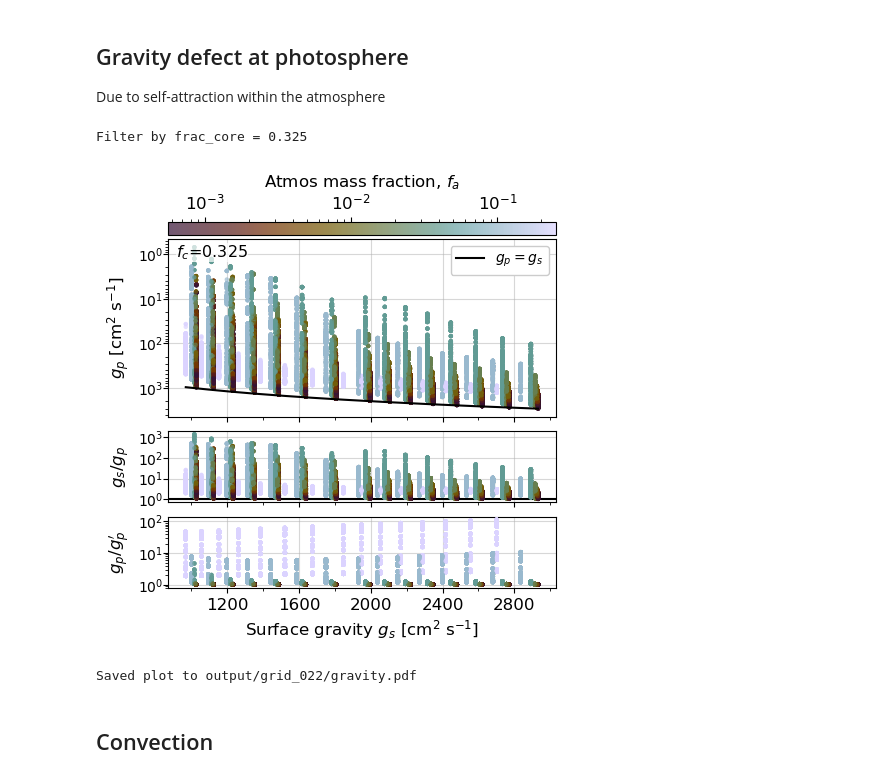
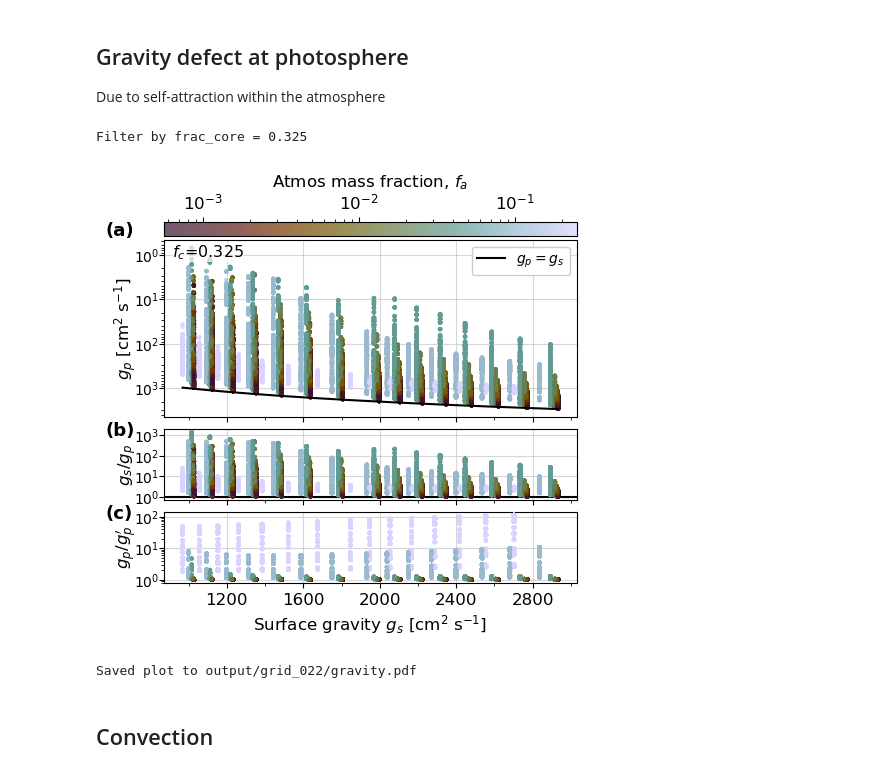
Before and after one commit to nichollsh/InferAGNI, a Jupyter notebook: notebooks/paper_grid.ipynb, the cells around one changed output. Saved outputs shown, nothing was run; the diff lists cells and outputs as text; code cells hidden in the pictures.

Commit message:
Plots

```diff
--- a/notebooks/paper_grid.ipynb
+++ b/notebooks/paper_grid.ipynb
@@ -460,6 +465,7 @@ for row in exo_dat.iterrows():
     if np.isfinite(row["star_teff"]):
         Teff_arr.append(float(row["star_teff"]))
 
+exo_med_Teff = np.median(Teff_arr)
 
 bins = np.linspace(2500, 6500, 30)
 fig,ax = plt.subplots(1,1 , figsize=(5,3))
@@ -479,7 +485,7 @@ ax.xaxis.set_minor_locator(mpl.ticker.MultipleLocator(250))
 ax.tick_params(axis='x', labelrotation=0, labelsize=11)
 ax.set_yticks([])
 ax.set_xlabel(varprops["Teff"].label)
-ax.set_title(f"Median = {np.median(Teff_arr):.0f} K", fontsize=11)
+ax.set_title(f"Median = {exo_med_Teff:.0f} K", fontsize=11)
 
 fig.savefig(os.path.join(plots_dir, "exo_Teff.pdf"), dpi=DPI, bbox_inches='tight')
 plt.show()
@@ -1724,7 +1783,7 @@ def plot_gravity( controls=None):
     # actual at photosphere
     y = gp_act * 100
     sm = ax0.scatter(x,y, c=z, s=ms, alpha=al, zorder=2, cmap=cmap, rasterized=True, edgecolors='none', norm=znrm)
-    ax0.set_ylabel(r"$g_p$ [cm$^2$ s$^{-1}$]")
+    ax0.set_ylabel(r"$g_p$ [cm$^2$ s$^{-1}$]", labelpad=-4)
     ax0.set_yscale("log")
     ax0.invert_yaxis()
     cb = fig.colorbar(sm, label=varprops[zkey].label, pad=0.02, location='top', aspect=30)
@@ -1735,52 +1794,55 @@ def plot_gravity( controls=None):
     # photosphere vs surface
     y = gs / gp_act
     ax1.scatter(x,y, c=z, s=ms, alpha=al, zorder=4, cmap=cmap, rasterized=True, edgecolors='none', norm=znrm,)
-    ax1.set_ylabel(r"$g_s/g_p$")
+    ax1.set_ylabel(r"$g_s/g_p$", labelpad=-4)
     ax1.axhline(y=1, color='k', lw=lw, zorder=2, label=r"$g_p=g_s$")
     ax1.set_yscale("log")
 
     # photosphere vs ~/r^2
     y = gp_act/ gp_exp
     ax2.scatter(x,y, c=z, s=ms, alpha=al, zorder=4, cmap=cmap, rasterized=True, edgecolors='none', norm=znrm)
-    ax2.set_ylabel(r"$g_p/g_p'$")
+    ax2.set_ylabel(r"$g_p/g_p'$", labelpad=-4)
     ax2.set_yscale("log")
 
     # controls
     text_fs = 10.5
     anno = ""
     for k,v in controls.items():
         anno += f"{varprops[k].label_short}={v}\n"
     anno = anno[:-1]
     axs[0].text(0.02, 0.98, anno, transform=axs[0].transAxes, fontsize=text_fs+1, ha='left',va='top',
             zorder=9999, bbox=dict(facecolor='w', alpha=0.7, edgecolor='none',pad=0.1))
 
 
     # decorate
     axs[-1].set_xlabel(r"Surface gravity $g_s$ [cm$^2$ s$^{-1}$]")
-    for ax in axs:
+    for i,ax in enumerate(axs):
         ax.grid(alpha=0.5, zorder=-2)
+
+
+
         ax.xaxis.set_major_locator(mpl.ticker.MultipleLocator(400))
         ax.xaxis.set_minor_locator(mpl.ticker.MultipleLocator(200))
 
-    for i,ax in enumerate(axs):
         ax.tick_params(axis='y', labelsize=10, rotation=0, pad=-0.05)
         if i > 0:
             ax.yaxis.set_major_locator(mpl.ticker.LogLocator(numticks=4))
             # ax.yaxis.set_major_formatter(mpl.ticker.FormatStrFormatter("%.0f"))
 
+        fig.text(-0.14,1.1, f"({abc[i]})", transform=ax.transAxes,ha="left", va="top", fontsize=13, fontweight="bold")
 
-    fig.subplots_adjust(hspace=0.12)
-    fig.align_ylabels()
+
+    fig.tight_layout(h_pad=0.05)
     plt.show()
 
     fname = os.path.join(plots_dir,"gravity.pdf")
     fig.savefig(fname, dpi=DPI, bbox_inches='tight')
     print(f"Saved plot to {fname}")
 
 plot_gravity(controls={"frac_core":0.325})
 # %% [output]
 Filter by frac_core = 0.325
-[figure, old version]
+[figure, new version]
 Saved plot to output/grid_022/gravity.pdf
 # %% [markdown]
 ## Convection
```
Also changed, not shown: parts of 7 cells of this notebook, 2 other files.
